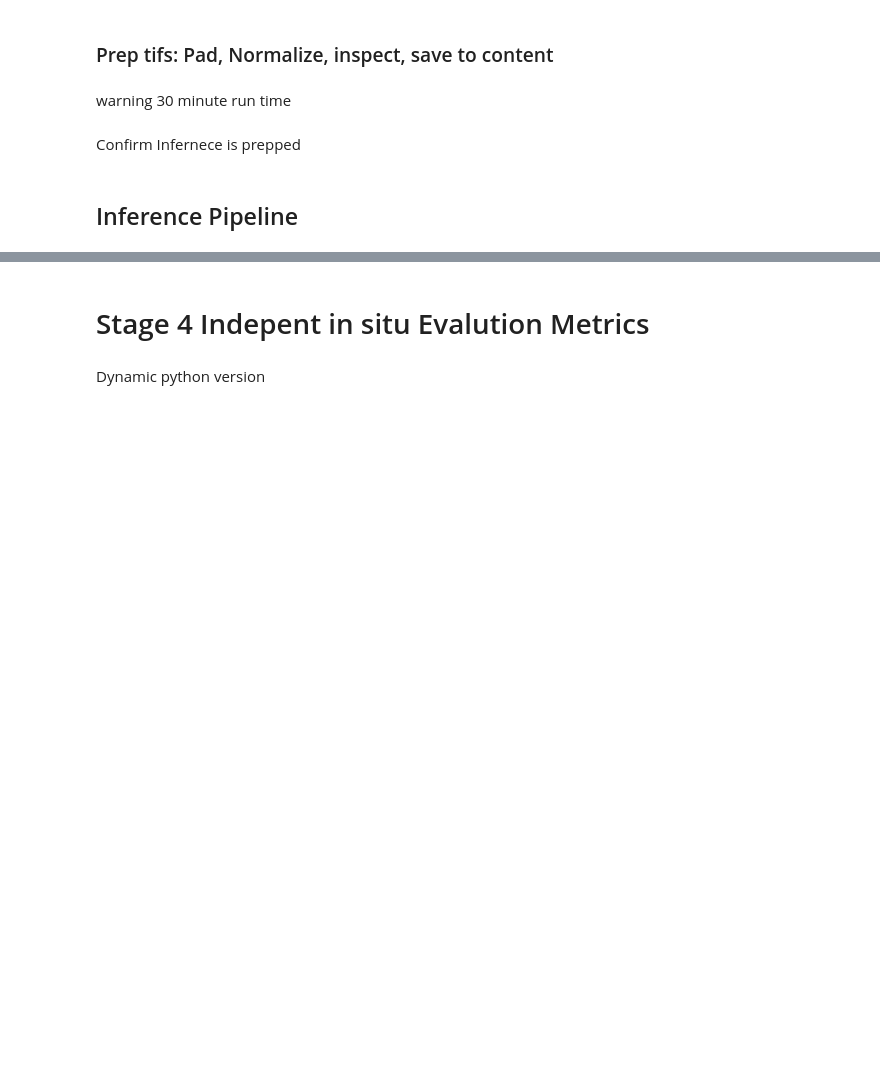
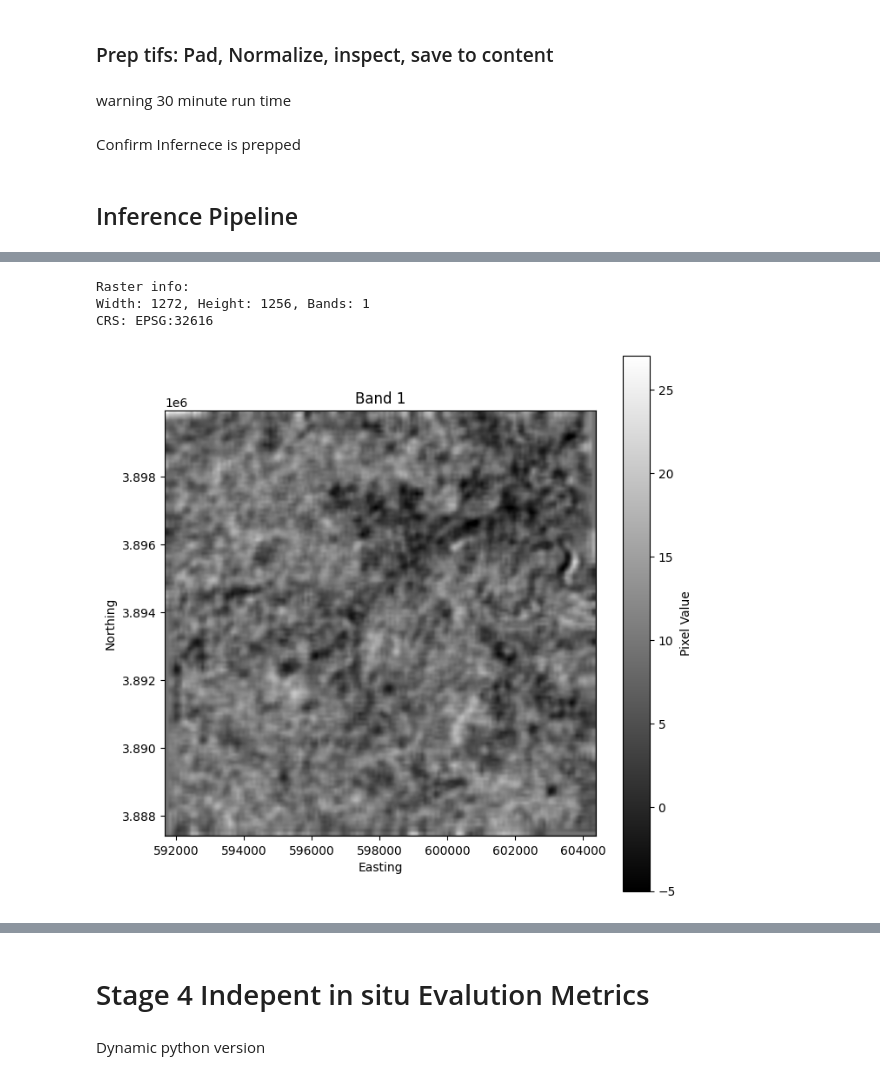
Before and after one commit to MayerT1/Prep_GEDI, a Jupyter notebook: GEDI_L1B_L2A_L2B_Native_EO_Res_Multi_Branch_Transformer.ipynb, the cells around one changed output, grey strips where cells are left out. Cells and saved outputs as stored; diff of their text form; code cells hidden in the pictures; blank space fills up the shorter version.

```diff
--- a/GEDI_L1B_L2A_L2B_Native_EO_Res_Multi_Branch_Transformer.ipynb
+++ b/GEDI_L1B_L2A_L2B_Native_EO_Res_Multi_Branch_Transformer.ipynb
@@ -7504,0 +8689,41 @@ Confirm Infernece is prepped
+# %%
+
+# OUTPUT_DIR = "/content/drive/MyDrive/PhD_Main_Folder/Geo_Data/Sewanee_DL_Project/Stage_3_Inference/
+# OUT_TIF_RIDGE = os.path.join(OUTPUT_DIR, "Stage3_Ridge_prediction.tif")
+# OUT_TIF_MOE = os.path.join(OUTPUT_DIR, "Stage3_MoE_prediction.tif")
+# OUT_TIF_DIFF = os.path.join(OUTPUT_DIR, "Stage3_Difference_Ridge_minus_MoE.tif")
+
+
+import rasterio
+import matplotlib.pyplot as plt
+# Path to your raster
+ref_raster_path = "/content/drive/MyDrive/PhD_Main_Folder/Geo_Data/Sewanee_DL_Project/Stage_3_Inference/Stage3_Ridge_prediction.tif"
+
+# Open the raster
+with rasterio.open(ref_raster_path) as src:
+    print("Raster info:")
+    print(f"Width: {src.width}, Height: {src.height}, Bands: {src.count}")
+    print(f"CRS: {src.crs}")
+
+    # Read the first band
+    band1 = src.read(1)
+
+    # Optional: get extent for proper axis labeling
+    extent = [
+        src.bounds.left, src.bounds.right,
+        src.bounds.bottom, src.bounds.top
+    ]
+
+# Plot the first band
+plt.figure(figsize=(8,8))
+plt.imshow(band1, cmap='gray', extent=extent)
+plt.title("Band 1")
+plt.xlabel("Easting")
+plt.ylabel("Northing")
+plt.colorbar(label="Pixel Value")
+plt.show()
+# %% [output]
+Raster info:
+Width: 1272, Height: 1256, Bands: 1
+CRS: EPSG:32616
+[figure, added]
```
Also changed, not shown: parts of 23 cells of this notebook.
